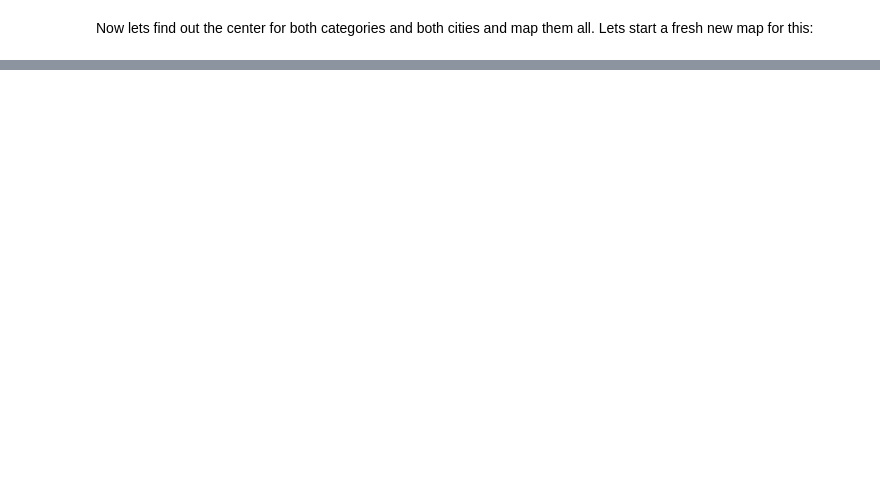
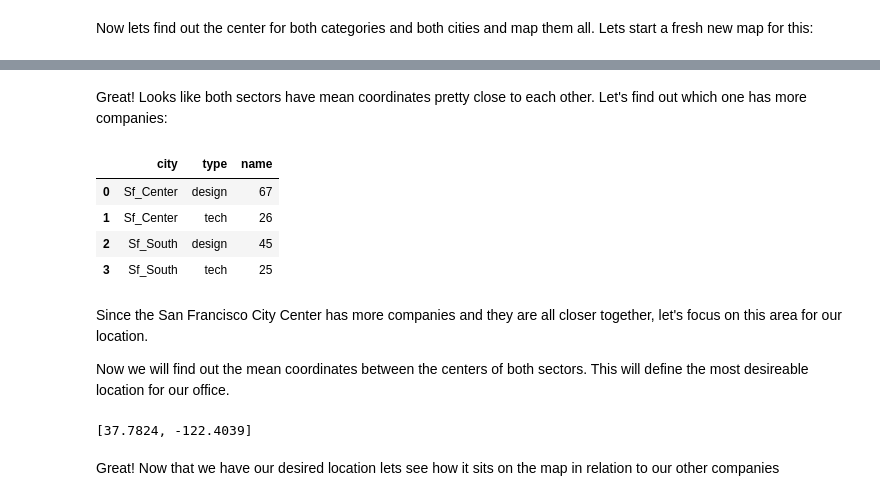
Before and after one commit to castrokike/project-III-geospatial-data, a Jupyter notebook: Analysis.ipynb, the cells around one changed output, grey strips where cells are left out. Drawn from its saved outputs; the diff is of its cells as text; code cells hidden in the pictures; blank space fills up the shorter version.

```diff
--- a/Analysis.ipynb
+++ b/Analysis.ipynb
@@ -222,3 +222,29 @@ sf_map = sf_map(sf_center, sf_south)
 sf_map
 # %% [output]
 [interactive output not drawn]
+# %% [markdown]
+Great! Looks like both sectors have mean coordinates pretty close to each other.
+Let's find out which one has more companies:
+# %%
+sf = pd.concat([sf_center, sf_south], axis=0)
+sf.groupby(["city","type"])["name"].agg("count").reset_index()
+# %% [output]
+|  | city | type | name |
+| 0 | Sf_Center | design | 67 |
+| 1 | Sf_Center | tech | 26 |
+| 2 | Sf_South | design | 45 |
+| 3 | Sf_South | tech | 25 |
+# %% [markdown]
+Since the San Francisco City Center has more companies and they are all closer together, let's focus on this area for our location.
+
+Now we will find out the mean coordinates between the centers of both sectors. This will define the most desireable location for our office.
+# %%
+sf_center_tech_mean = mean_coordinates(sf_center[(sf_center["type"] == 'tech')])
+sf_center_design_mean = mean_coordinates(sf_center[(sf_center["type"] == 'design')])
+
+office_location = mean_coordinates_raw([sf_center_tech_mean,sf_center_design_mean])
+office_location
+# %% [output]
+[37.7824, -122.4039]
+# %% [markdown]
+Great! Now that we have our desired location lets see how it sits on the map in relation to our other companies
```
Also changed, not shown: parts of 4 cells of this notebook, 1 other file.
